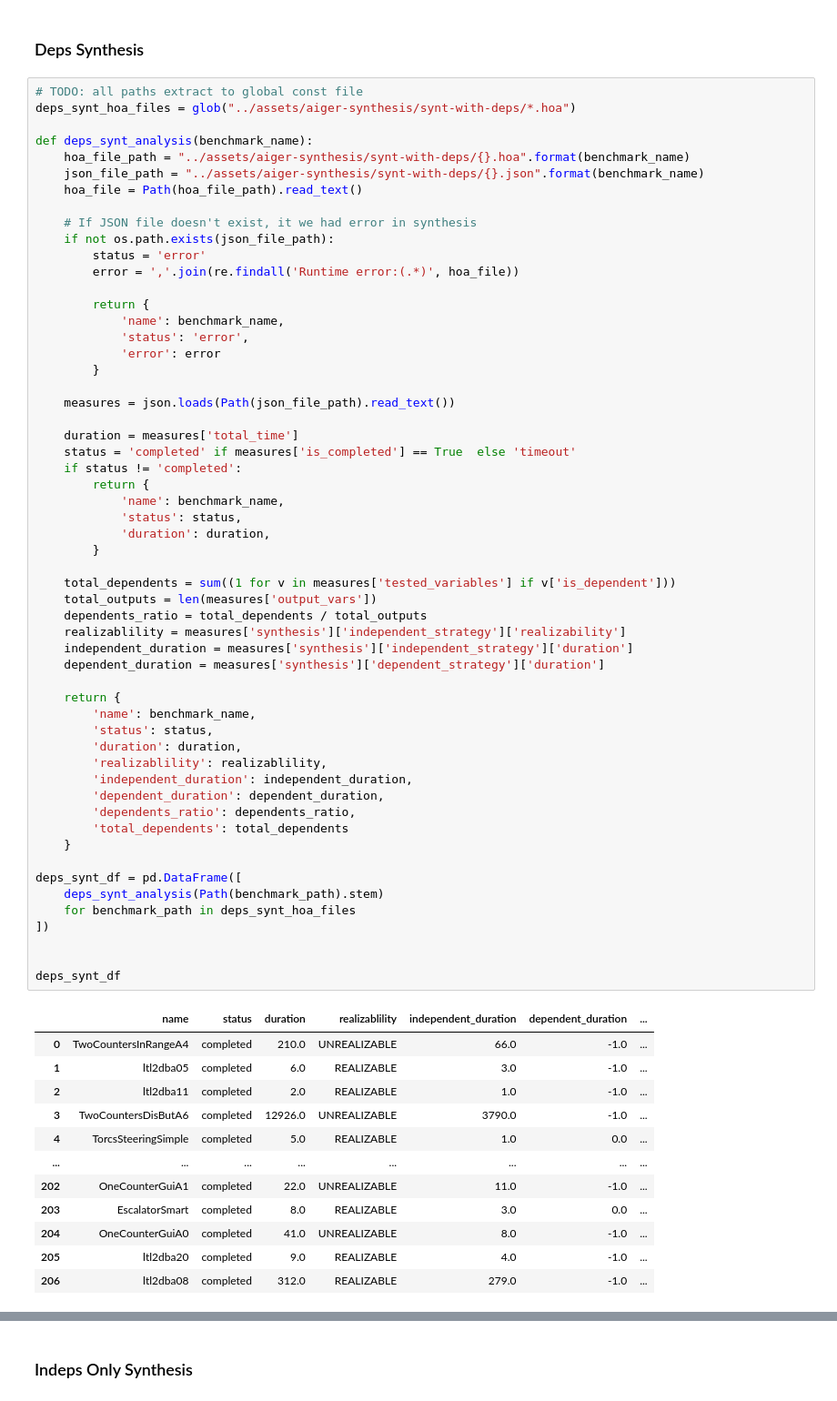
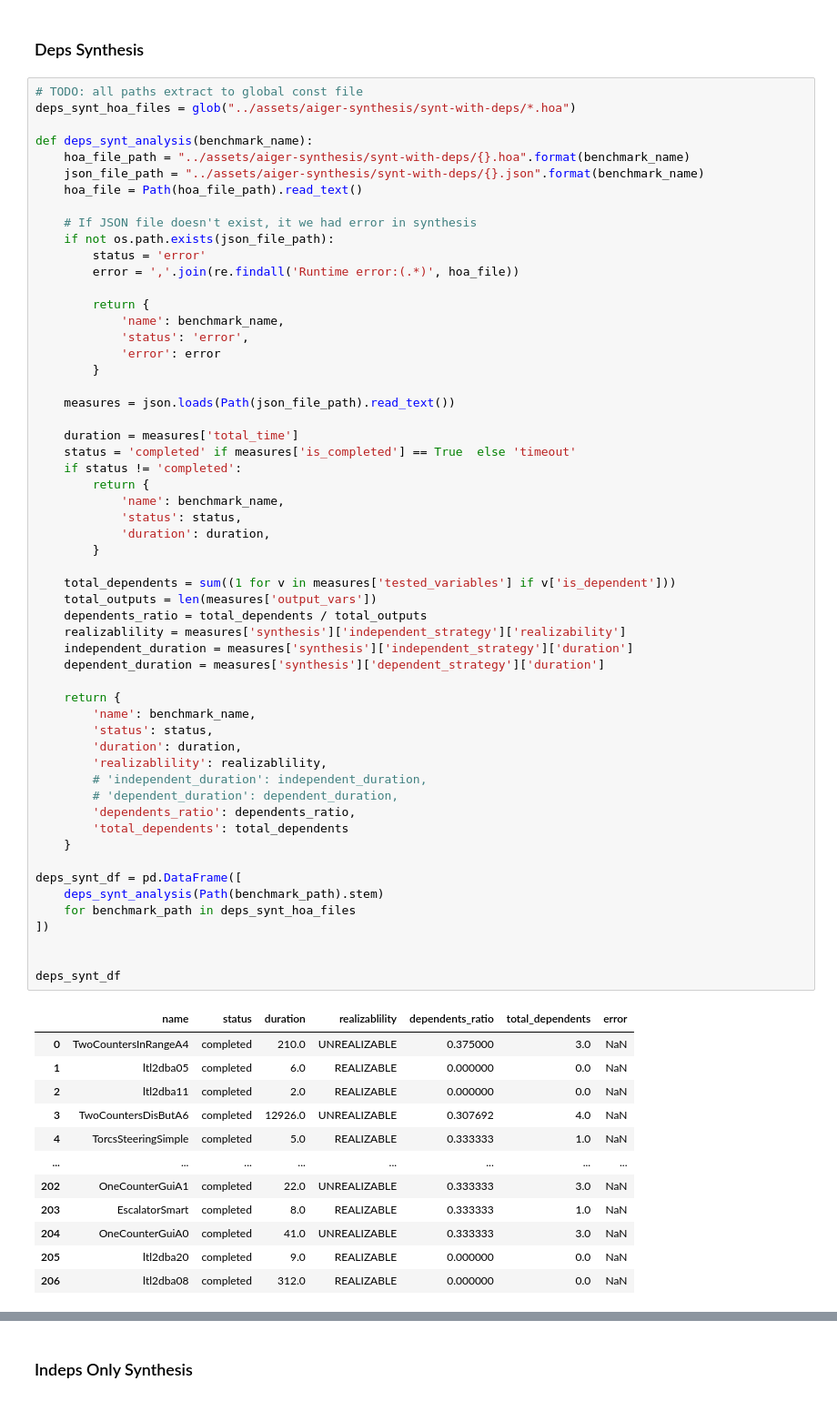
Before and after one commit to eliyaoo32/DepSynt, a Jupyter notebook: notebooks/synthesis-result.ipynb, the cells around one changed output, grey strips where cells are left out. Shown: that part at 91% size. Drawn from its saved outputs; the diff is of its cells as text.

```diff
--- a/notebooks/synthesis-result.ipynb
+++ b/notebooks/synthesis-result.ipynb
@@ -65,44 +65,44 @@ def deps_synt_analysis(benchmark_name):
         return {
             'name': benchmark_name,
             'status': status,
             'duration': duration,
         }
 
     total_dependents = sum((1 for v in measures['tested_variables'] if v['is_dependent']))
     total_outputs = len(measures['output_vars'])
     dependents_ratio = total_dependents / total_outputs
     realizablility = measures['synthesis']['independent_strategy']['realizability']
     independent_duration = measures['synthesis']['independent_strategy']['duration']
     dependent_duration = measures['synthesis']['dependent_strategy']['duration']
 
     return {
         'name': benchmark_name,
         'status': status,
         'duration': duration,
         'realizablility': realizablility,
-        'independent_duration': independent_duration,
-        'dependent_duration': dependent_duration,
+        # 'independent_duration': independent_duration,
+        # 'dependent_duration': dependent_duration,
         'dependents_ratio': dependents_ratio,
         'total_dependents': total_dependents
     }
 
 deps_synt_df = pd.DataFrame([
     deps_synt_analysis(Path(benchmark_path).stem)
     for benchmark_path in deps_synt_hoa_files
 ])
 
 
 deps_synt_df
 # %% [output]
-|  | name | status | duration | realizablility | independent_duration | dependent_duration | ... |
-| 0 | TwoCountersInRangeA4 | completed | 210.0 | UNREALIZABLE | 66.0 | -1.0 | ... |
-| 1 | ltl2dba05 | completed | 6.0 | REALIZABLE | 3.0 | -1.0 | ... |
-| 2 | ltl2dba11 | completed | 2.0 | REALIZABLE | 1.0 | -1.0 | ... |
-| 3 | TwoCountersDisButA6 | completed | 12926.0 | UNREALIZABLE | 3790.0 | -1.0 | ... |
-| 4 | TorcsSteeringSimple | completed | 5.0 | REALIZABLE | 1.0 | 0.0 | ... |
+|  | name | status | duration | realizablility | dependents_ratio | total_dependents | error |
+| 0 | TwoCountersInRangeA4 | completed | 210.0 | UNREALIZABLE | 0.375000 | 3.0 | NaN |
+| 1 | ltl2dba05 | completed | 6.0 | REALIZABLE | 0.000000 | 0.0 | NaN |
+| 2 | ltl2dba11 | completed | 2.0 | REALIZABLE | 0.000000 | 0.0 | NaN |
+| 3 | TwoCountersDisButA6 | completed | 12926.0 | UNREALIZABLE | 0.307692 | 4.0 | NaN |
+| 4 | TorcsSteeringSimple | completed | 5.0 | REALIZABLE | 0.333333 | 1.0 | NaN |
 | ... | ... | ... | ... | ... | ... | ... | ... |
-| 202 | OneCounterGuiA1 | completed | 22.0 | UNREALIZABLE | 11.0 | -1.0 | ... |
-| 203 | EscalatorSmart | completed | 8.0 | REALIZABLE | 3.0 | 0.0 | ... |
-| 204 | OneCounterGuiA0 | completed | 41.0 | UNREALIZABLE | 8.0 | -1.0 | ... |
-| 205 | ltl2dba20 | completed | 9.0 | REALIZABLE | 4.0 | -1.0 | ... |
-| 206 | ltl2dba08 | completed | 312.0 | REALIZABLE | 279.0 | -1.0 | ... |
+| 202 | OneCounterGuiA1 | completed | 22.0 | UNREALIZABLE | 0.333333 | 3.0 | NaN |
+| 203 | EscalatorSmart | completed | 8.0 | REALIZABLE | 0.333333 | 1.0 | NaN |
+| 204 | OneCounterGuiA0 | completed | 41.0 | UNREALIZABLE | 0.333333 | 3.0 | NaN |
+| 205 | ltl2dba20 | completed | 9.0 | REALIZABLE | 0.000000 | 0.0 | NaN |
+| 206 | ltl2dba08 | completed | 312.0 | REALIZABLE | 0.000000 | 0.0 | NaN |
```
Also changed, not shown: parts of 6 cells of this notebook.
